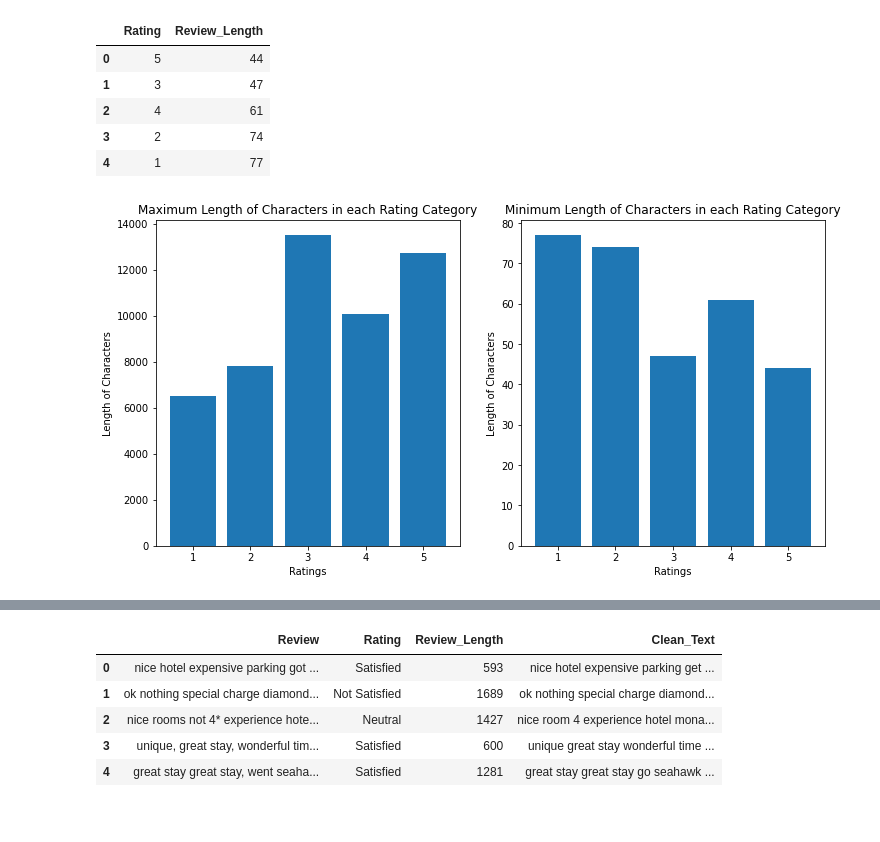
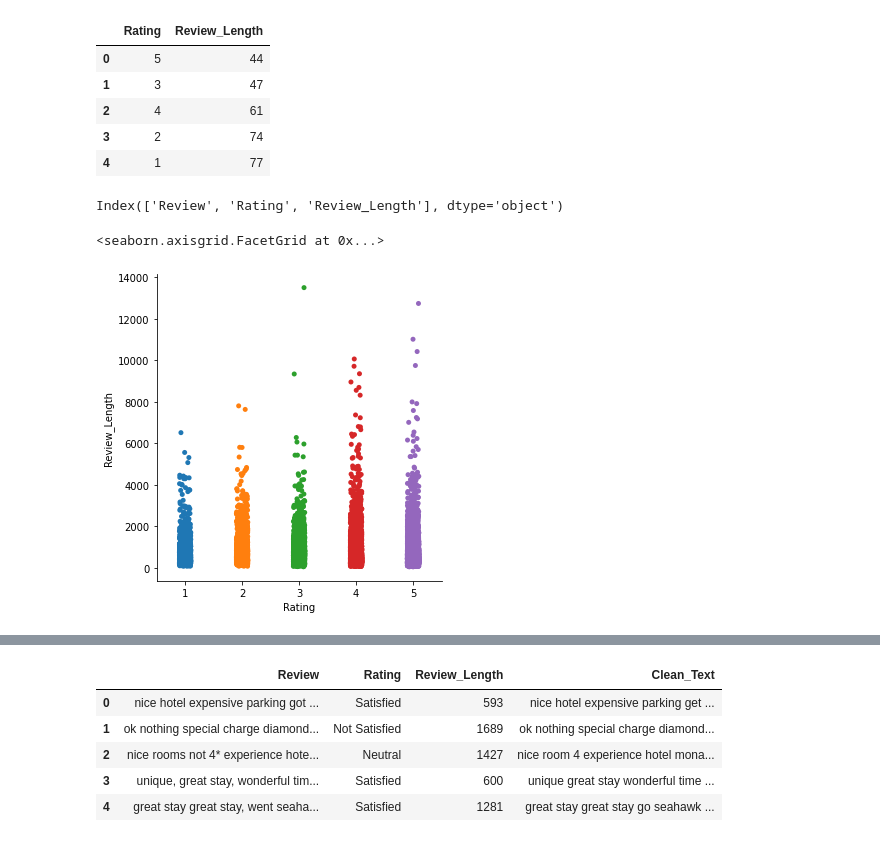
Before and after one commit to alicemaki/TripAdvisorHotelReviews, a Jupyter notebook: TripAdvisorHotelReviewScript.ipynb, the cells around one changed output, grey strips where cells are left out. Saved outputs shown, nothing was run; the diff lists cells and outputs as text; code cells hidden in the pictures.

```diff
--- a/TripAdvisorHotelReviewScript.ipynb
+++ b/TripAdvisorHotelReviewScript.ipynb
@@ -111,20 +115,12 @@ minLen
 | 2 | 4 | 61 |
 | 3 | 2 | 74 |
 | 4 | 1 | 77 |
-# %%
-plt.figure(figsize=(12, 6))
-plt.subplot(121)
-plt.bar(maxLen["Rating"], maxLen["Review_Length"])
-plt.xlabel("Ratings")
-plt.ylabel("Length of Characters")
-plt.title("Maximum Length of Characters in each Rating Category")
-
-plt.subplot(122)
-plt.bar(minLen["Rating"], minLen["Review_Length"])
-plt.xlabel("Ratings")
-plt.ylabel("Length of Characters")
-plt.title("Minimum Length of Characters in each Rating Category")
-
-plt.show()
-# %% [output]
-[figure, removed]
+# %%
+hotelreview.columns
+# %% [output]
+Index(['Review', 'Rating', 'Review_Length'], dtype='object')
+# %%
+sns.catplot(data=hotelreview, x="Rating", y="Review_Length")
+# %% [output]
+<seaborn.axisgrid.FacetGrid at 0x...>
+[figure, added]
```
Also changed, not shown: parts of 39 cells of this notebook, 2 other files.
